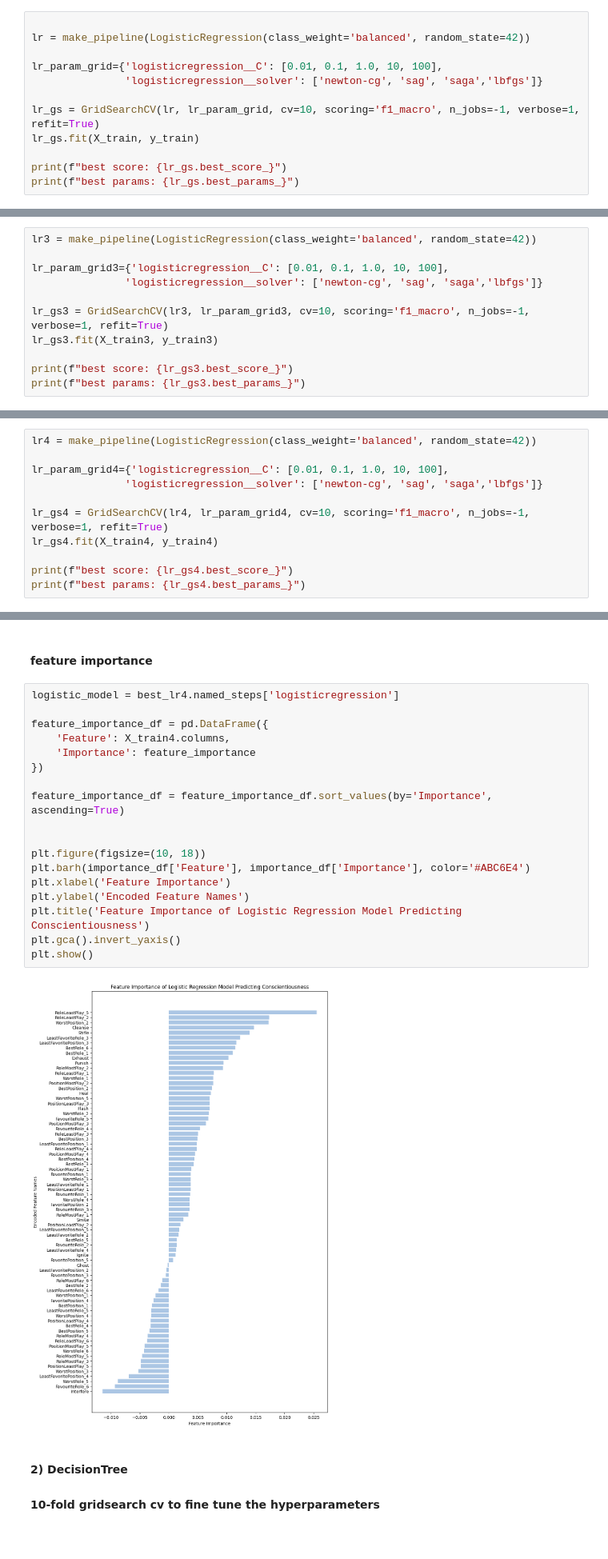
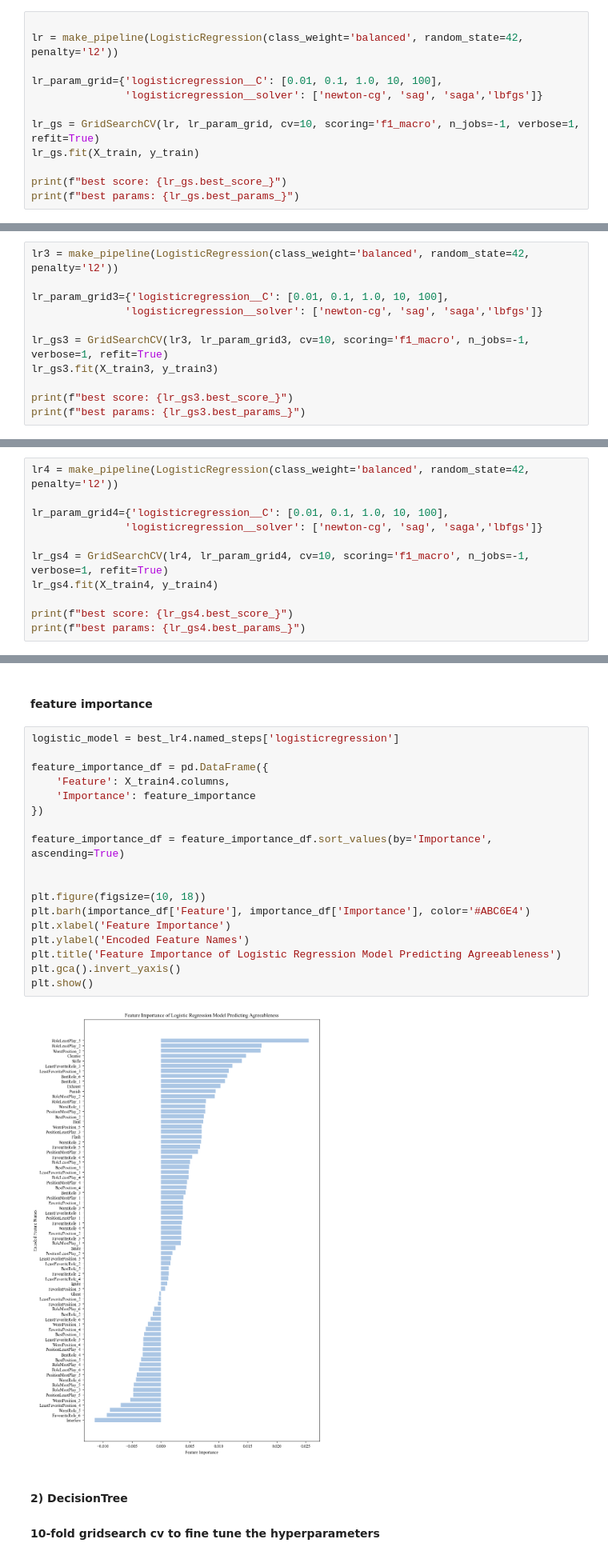
Before and after one commit to Kilig1210/MOBA-game, a Jupyter notebook: final analysis (feature importance).ipynb, the cells around one changed output, grey strips where cells are left out. Shown at 80% size. Drawn from its saved outputs; the diff is of its cells as text.

```diff
--- a/final analysis (feature importance).ipynb
+++ b/final analysis (feature importance).ipynb
@@ -188,7 +188,7 @@ print(f1)
 #### 10-fold gridsearch cv to fine tune the hyperparameters
 # %%
 
-lr = make_pipeline(LogisticRegression(class_weight='balanced', random_state=42))
+lr = make_pipeline(LogisticRegression(class_weight='balanced', random_state=42, penalty='l2'))
 
 lr_param_grid={'logisticregression__C': [0.01, 0.1, 1.0, 10, 100],
                'logisticregression__solver': ['newton-cg', 'sag', 'saga','lbfgs']}
@@ -832,7 +791,7 @@ print(f1_3)
 #### 1) LogisticRegression
 #### 10-fold gridsearch cv to fine tune the hyperparameters
 # %%
-lr3 = make_pipeline(LogisticRegression(class_weight='balanced', random_state=42))
+lr3 = make_pipeline(LogisticRegression(class_weight='balanced', random_state=42, penalty='l2'))
 
 lr_param_grid3={'logisticregression__C': [0.01, 0.1, 1.0, 10, 100],
                'logisticregression__solver': ['newton-cg', 'sag', 'saga','lbfgs']}
@@ -1163,7 +1122,7 @@ print(f1_4)
 #### 1) LogisticRegression
 #### 10-fold gridsearch cv to fine tune the hyperparameters
 # %%
-lr4 = make_pipeline(LogisticRegression(class_weight='balanced', random_state=42))
+lr4 = make_pipeline(LogisticRegression(class_weight='balanced', random_state=42, penalty='l2'))
 
 lr_param_grid4={'logisticregression__C': [0.01, 0.1, 1.0, 10, 100],
                'logisticregression__solver': ['newton-cg', 'sag', 'saga','lbfgs']}
@@ -1211,23 +1170,23 @@ weighted avg       0.62      0.62      0.62       265
 # %%
 logistic_model = best_lr4.named_steps['logisticregression']
 
 feature_importance_df = pd.DataFrame({
     'Feature': X_train4.columns,
     'Importance': feature_importance
 })
 
 feature_importance_df = feature_importance_df.sort_values(by='Importance', ascending=True)
 
 
 plt.figure(figsize=(10, 18))
 plt.barh(importance_df['Feature'], importance_df['Importance'], color='#ABC6E4')
 plt.xlabel('Feature Importance')
 plt.ylabel('Encoded Feature Names')
-plt.title('Feature Importance of Logistic Regression Model Predicting Conscientiousness')
+plt.title('Feature Importance of Logistic Regression Model Predicting Agreeableness')
 plt.gca().invert_yaxis()
 plt.show()
 # %% [output]
-[figure, old version]
+[figure, new version]
 # %% [markdown]
 #### 2) DecisionTree
 #### 10-fold gridsearch cv to fine tune the hyperparameters
```
Also changed, not shown: parts of 13 cells of this notebook, 9 other files.
